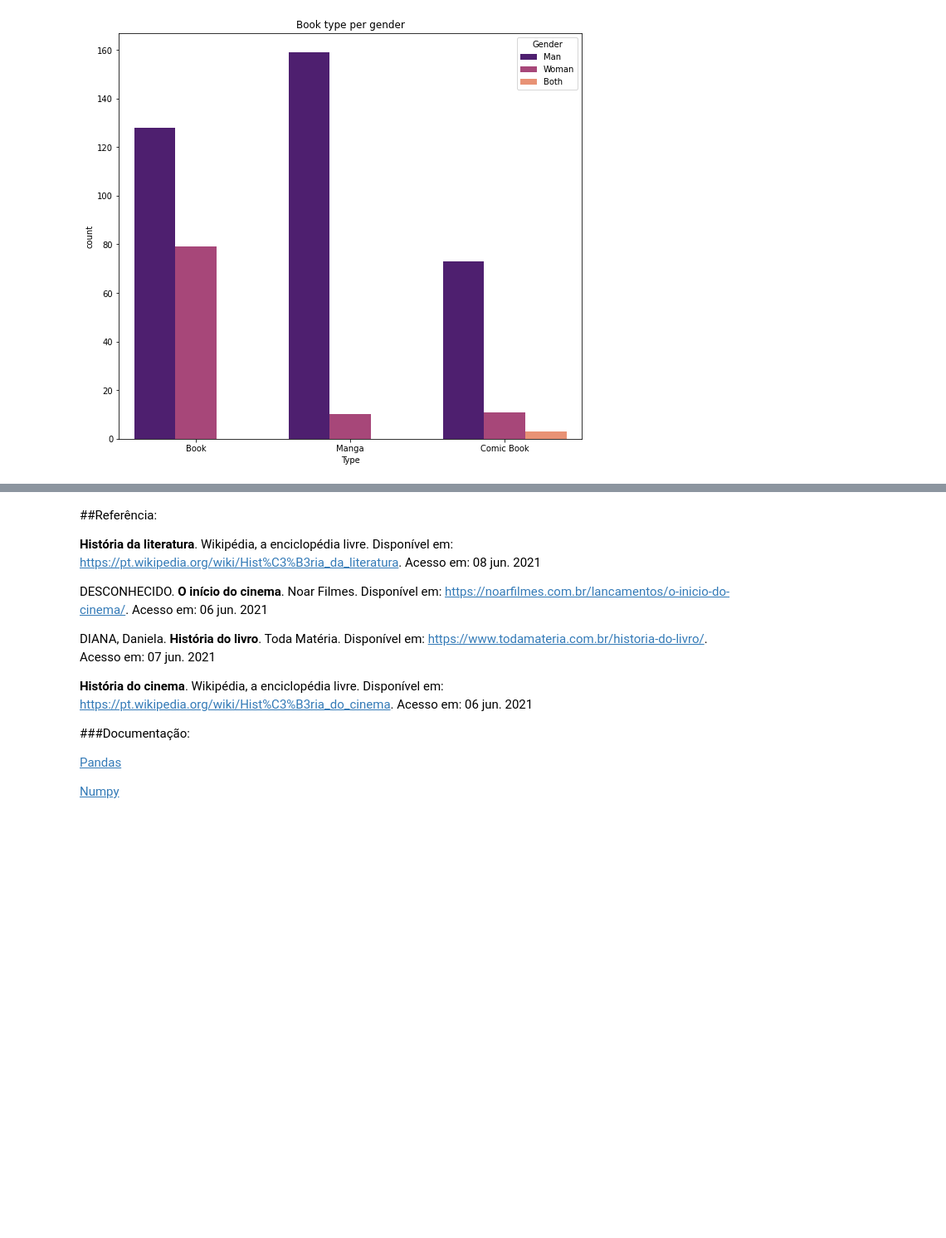
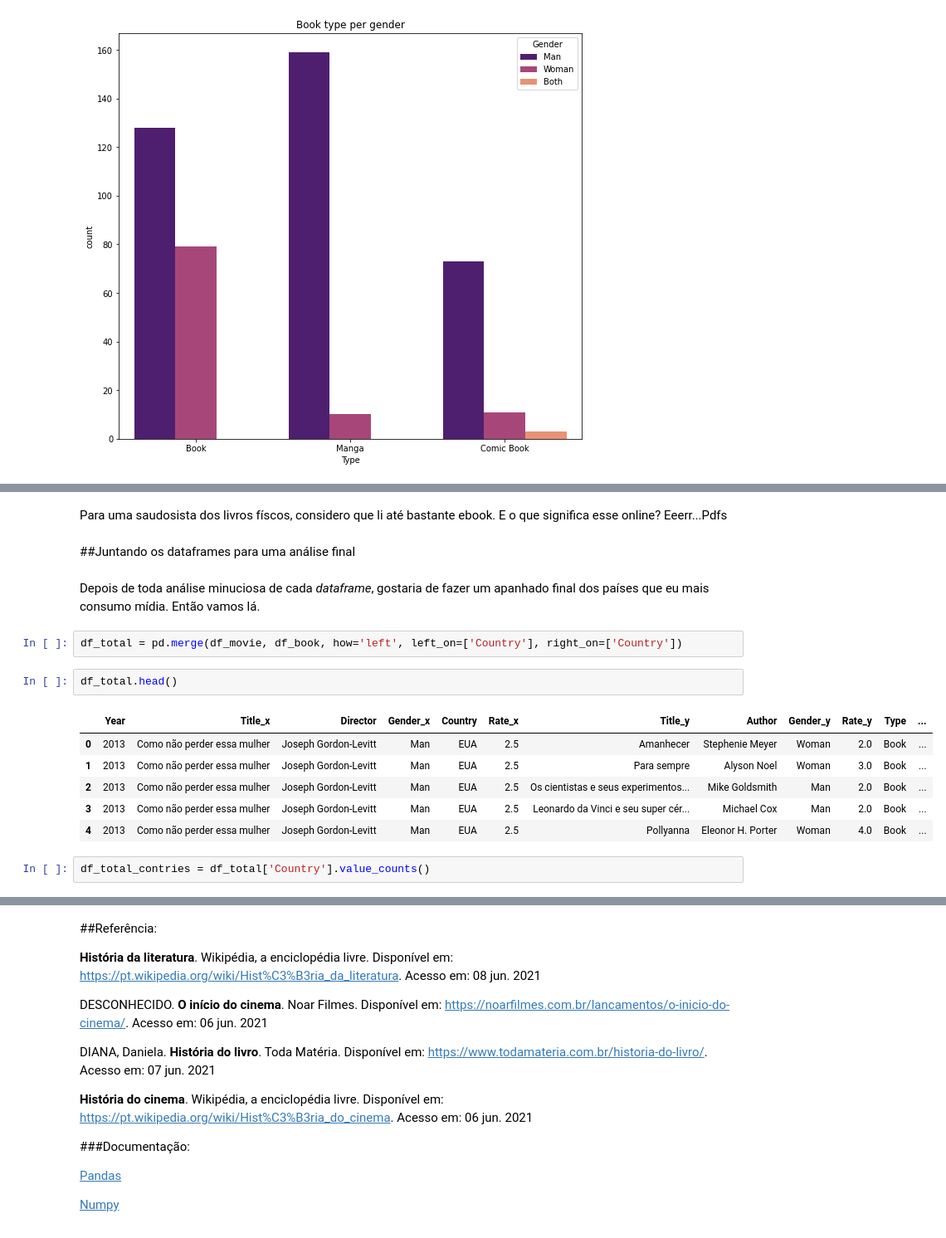
Before and after one commit to fernandarrios/desafio, a Jupyter notebook: Filme_e_Literatura.ipynb, the cells around one changed output, grey strips where cells are left out. Shown at 83% size. Drawn from its saved outputs; the diff is of its cells as text; blank space fills up the shorter version.

```diff
--- a/Filme_e_Literatura.ipynb
+++ b/Filme_e_Literatura.ipynb
@@ -338,0 +362,19 @@ plt.show()
+# %% [markdown]
+Para uma saudosista dos livros físcos, considero que li até bastante ebook. E o que significa esse online? Eeerr...Pdfs
+# %% [markdown]
+##Juntando os dataframes para uma análise final
+# %% [markdown]
+Depois de toda análise minuciosa de cada *dataframe*, gostaria de fazer um apanhado final dos países que eu mais consumo mídia. Então vamos lá.
+# %%
+df_total = pd.merge(df_movie, df_book, how='left', left_on=['Country'], right_on=['Country'])
+# %%
+df_total.head()
+# %% [output]
+|  | Year | Title_x | Director | Gender_x | Country | Rate_x | Title_y | Author | Gender_y | Rate_y | Type | ... |
+| 0 | 2013 | Como não perder essa mulher | Joseph Gordon-Levitt | Man | EUA | 2.5 | Amanhecer | Stephenie Meyer | Woman | 2.0 | Book | ... |
+| 1 | 2013 | Como não perder essa mulher | Joseph Gordon-Levitt | Man | EUA | 2.5 | Para sempre | Alyson Noel | Woman | 3.0 | Book | ... |
+| 2 | 2013 | Como não perder essa mulher | Joseph Gordon-Levitt | Man | EUA | 2.5 | Os cientistas e seus experimentos... | Mike Goldsmith | Man | 2.0 | Book | ... |
+| 3 | 2013 | Como não perder essa mulher | Joseph Gordon-Levitt | Man | EUA | 2.5 | Leonardo da Vinci e seu super cér... | Michael Cox | Man | 2.0 | Book | ... |
+| 4 | 2013 | Como não perder essa mulher | Joseph Gordon-Levitt | Man | EUA | 2.5 | Pollyanna | Eleonor H. Porter | Woman | 4.0 | Book | ... |
+# %%
+df_total_contries = df_total['Country'].value_counts()
```
Also changed, not shown: parts of 10 cells of this notebook.
